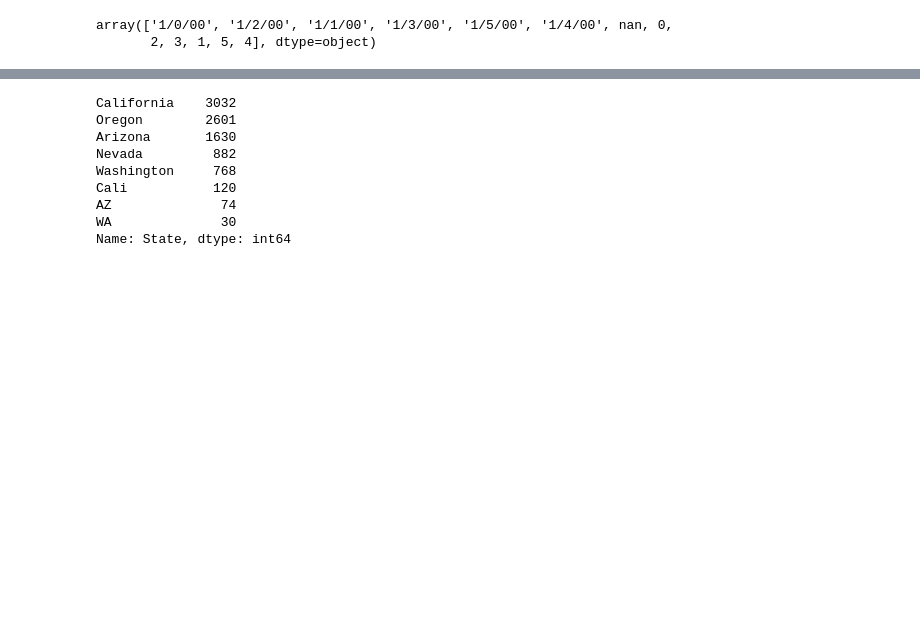
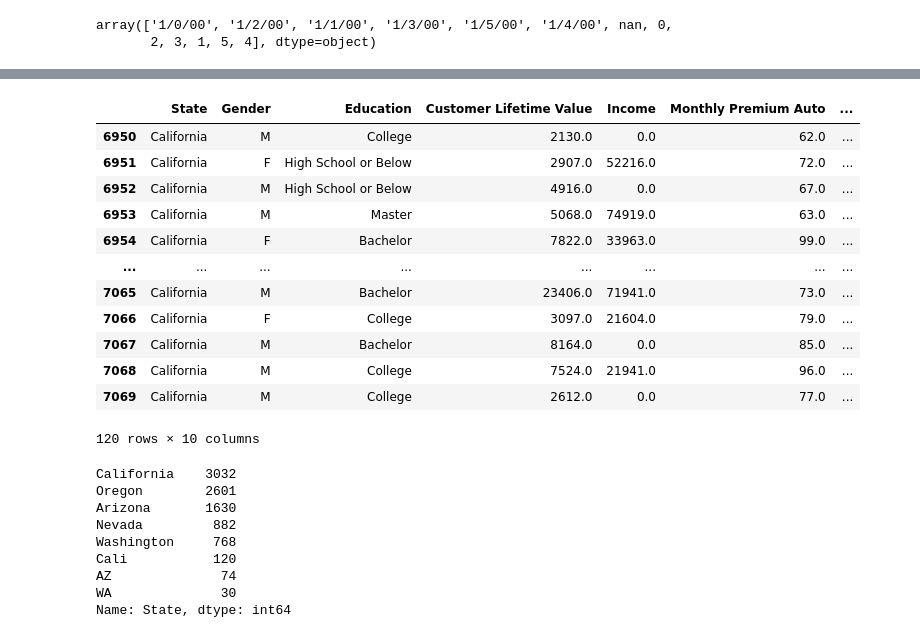
Before and after one commit to Iryna-Nesterenko/Ironhack_Labs, a Jupyter notebook: Pandas_Activities 1 (Monday).ipynb, the cells around one changed output, grey strips where cells are left out. Cells and saved outputs as stored; diff of their text form; code cells hidden in the pictures; blank space fills up the shorter version.

```diff
--- a/Pandas_Activities 1 (Monday).ipynb
+++ b/Pandas_Activities 1 (Monday).ipynb
@@ -142,3 +156,19 @@ array(['0', '2', '1', '3', '5', '4', nan], dtype=object)
+# %%
+df.tail(120)
+# %% [output]
+|  | State | Gender | Education | Customer Lifetime Value | Income | Monthly Premium Auto | ... |
+| 6950 | California | M | College | 2130.0 | 0.0 | 62.0 | ... |
+| 6951 | California | F | High School or Below | 2907.0 | 52216.0 | 72.0 | ... |
+| 6952 | California | M | High School or Below | 4916.0 | 0.0 | 67.0 | ... |
+| 6953 | California | M | Master | 5068.0 | 74919.0 | 63.0 | ... |
+| 6954 | California | F | Bachelor | 7822.0 | 33963.0 | 99.0 | ... |
+| ... | ... | ... | ... | ... | ... | ... | ... |
+| 7065 | California | M | Bachelor | 23406.0 | 71941.0 | 73.0 | ... |
+| 7066 | California | F | College | 3097.0 | 21604.0 | 79.0 | ... |
+| 7067 | California | M | Bachelor | 8164.0 | 0.0 | 85.0 | ... |
+| 7068 | California | M | College | 7524.0 | 21941.0 | 96.0 | ... |
+| 7069 | California | M | College | 2612.0 | 0.0 | 77.0 | ... |
+120 rows × 10 columns
 # %%
 df["State"].value_counts()
 # %% [output]
```
Also changed, not shown: parts of 8 cells of this notebook, 6 other files.
